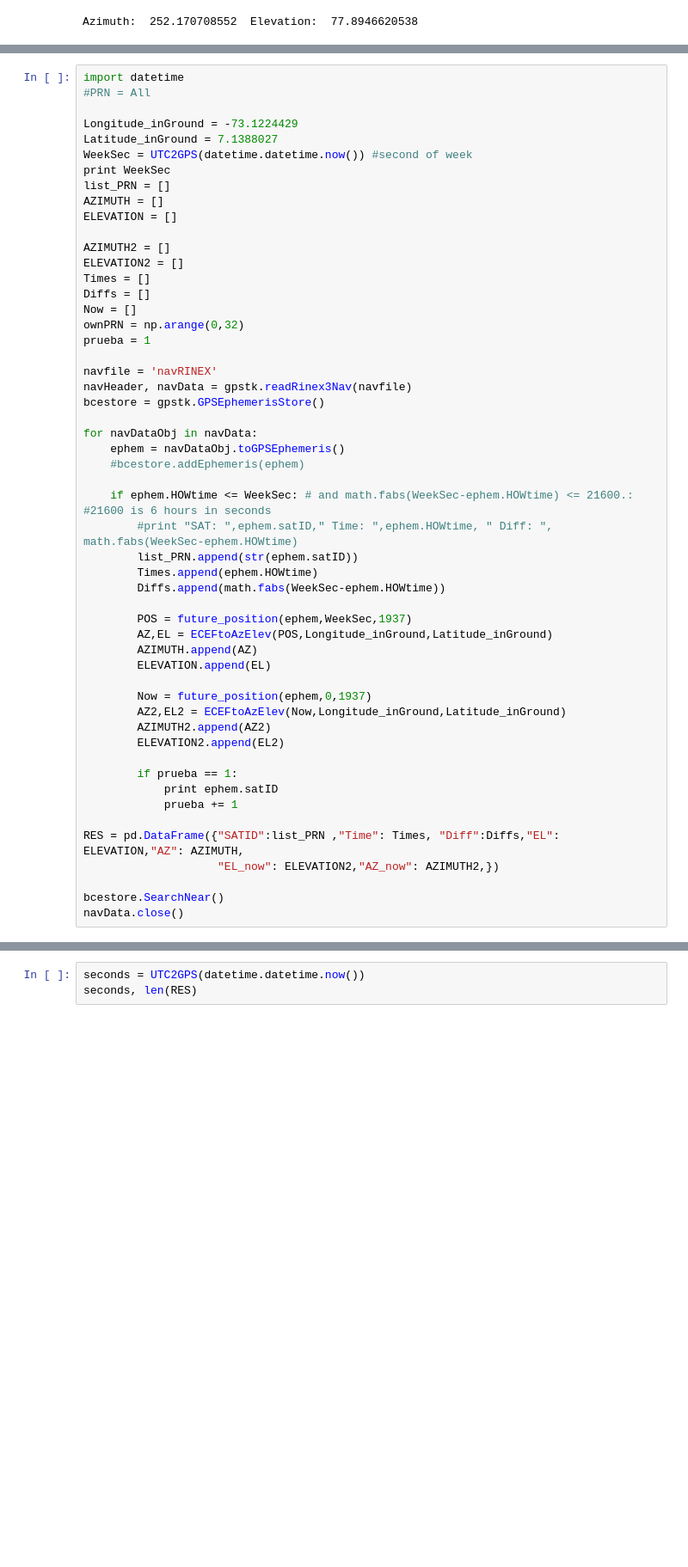
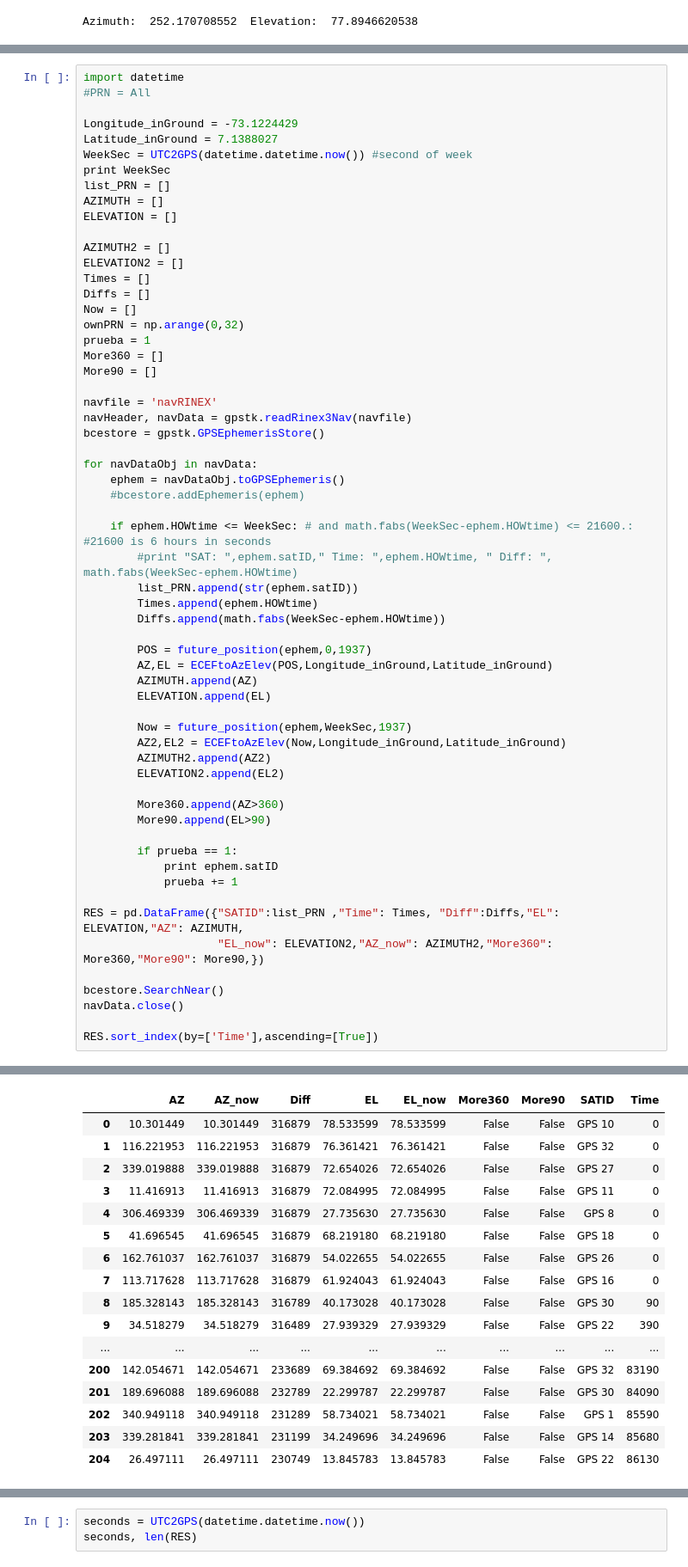
Before and after one commit to mikesneider/SatellitalPosition, a Jupyter notebook: FTP+access.ipynb, the cells around one changed output, grey strips where cells are left out. Shown at 86% size. Cells and saved outputs as stored; diff of their text form; blank space fills up the shorter version.

```diff
--- a/FTP+access.ipynb
+++ b/FTP+access.ipynb
@@ -218,6 +211,8 @@ Diffs = []
 Now = []
 ownPRN = np.arange(0,32)
 prueba = 1
+More360 = []
+More90 = []
 
 navfile = 'navRINEX'
 navHeader, navData = gpstk.readRinex3Nav(navfile)
@@ -233,23 +228,28 @@ for navDataObj in navData:
         Times.append(ephem.HOWtime)
         Diffs.append(math.fabs(WeekSec-ephem.HOWtime))
 
-        POS = future_position(ephem,WeekSec,1937)
+        POS = future_position(ephem,0,1937)
         AZ,EL = ECEFtoAzElev(POS,Longitude_inGround,Latitude_inGround)
         AZIMUTH.append(AZ)
         ELEVATION.append(EL)
 
-        Now = future_position(ephem,0,1937)
+        Now = future_position(ephem,WeekSec,1937)
         AZ2,EL2 = ECEFtoAzElev(Now,Longitude_inGround,Latitude_inGround)
         AZIMUTH2.append(AZ2)
         ELEVATION2.append(EL2)
+
+        More360.append(AZ>360)
+        More90.append(EL>90)
 
         if prueba == 1:
             print ephem.satID
             prueba += 1
 
 RES = pd.DataFrame({"SATID":list_PRN ,"Time": Times, "Diff":Diffs,"EL": ELEVATION,"AZ": AZIMUTH,
-                    "EL_now": ELEVATION2,"AZ_now": AZIMUTH2,})
+                    "EL_now": ELEVATION2,"AZ_now": AZIMUTH2,"More360": More360,"More90": More90,})
 
 bcestore.SearchNear()
 navData.close()
+
+RES.sort_index(by=['Time'],ascending=[True])
 # %% [output]
@@ -257 +257,18 @@ navData.close()
 GPS 10
+|  | AZ | AZ_now | Diff | EL | EL_now | More360 | More90 | SATID | Time |
+| 0 | 10.301449 | 10.301449 | 316879 | 78.533599 | 78.533599 | False | False | GPS 10 | 0 |
+| 1 | 116.221953 | 116.221953 | 316879 | 76.361421 | 76.361421 | False | False | GPS 32 | 0 |
+| 2 | 339.019888 | 339.019888 | 316879 | 72.654026 | 72.654026 | False | False | GPS 27 | 0 |
+| 3 | 11.416913 | 11.416913 | 316879 | 72.084995 | 72.084995 | False | False | GPS 11 | 0 |
+| 4 | 306.469339 | 306.469339 | 316879 | 27.735630 | 27.735630 | False | False | GPS 8 | 0 |
+| 5 | 41.696545 | 41.696545 | 316879 | 68.219180 | 68.219180 | False | False | GPS 18 | 0 |
+| 6 | 162.761037 | 162.761037 | 316879 | 54.022655 | 54.022655 | False | False | GPS 26 | 0 |
+| 7 | 113.717628 | 113.717628 | 316879 | 61.924043 | 61.924043 | False | False | GPS 16 | 0 |
+| 8 | 185.328143 | 185.328143 | 316789 | 40.173028 | 40.173028 | False | False | GPS 30 | 90 |
+| 9 | 34.518279 | 34.518279 | 316489 | 27.939329 | 27.939329 | False | False | GPS 22 | 390 |
+| ... | ... | ... | ... | ... | ... | ... | ... | ... | ... |
+| 200 | 142.054671 | 142.054671 | 233689 | 69.384692 | 69.384692 | False | False | GPS 32 | 83190 |
+| 201 | 189.696088 | 189.696088 | 232789 | 22.299787 | 22.299787 | False | False | GPS 30 | 84090 |
+| 202 | 340.949118 | 340.949118 | 231289 | 58.734021 | 58.734021 | False | False | GPS 1 | 85590 |
+| 203 | 339.281841 | 339.281841 | 231199 | 34.249696 | 34.249696 | False | False | GPS 14 | 85680 |
+| 204 | 26.497111 | 26.497111 | 230749 | 13.845783 | 13.845783 | False | False | GPS 22 | 86130 |
```
Also changed, not shown: parts of 11 cells of this notebook, 3 other files.
